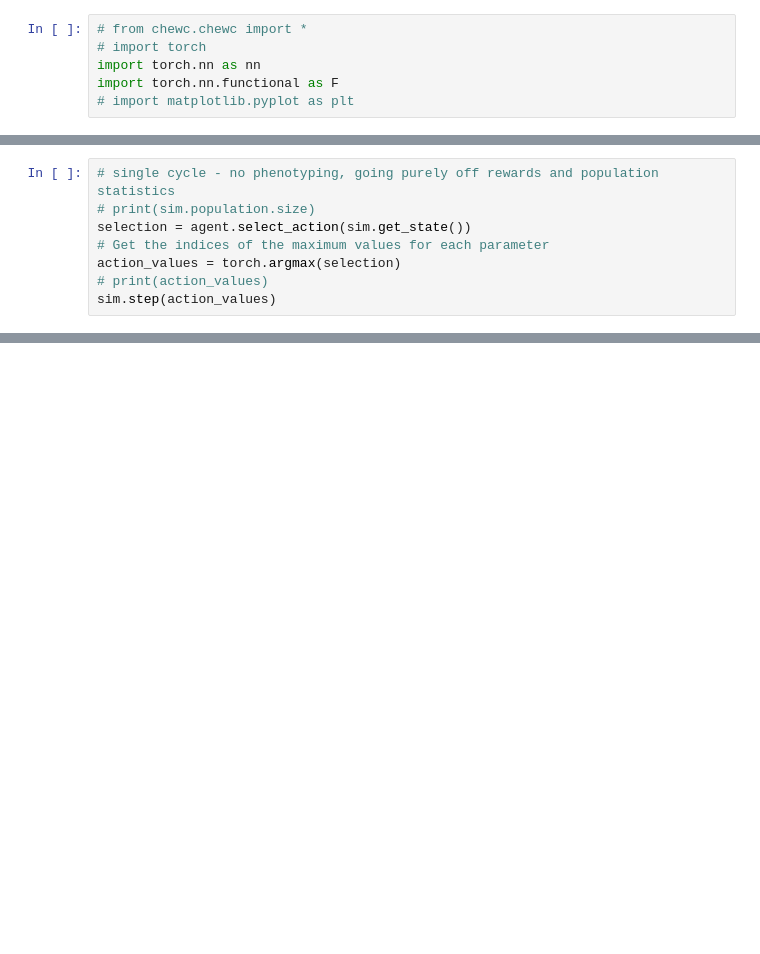
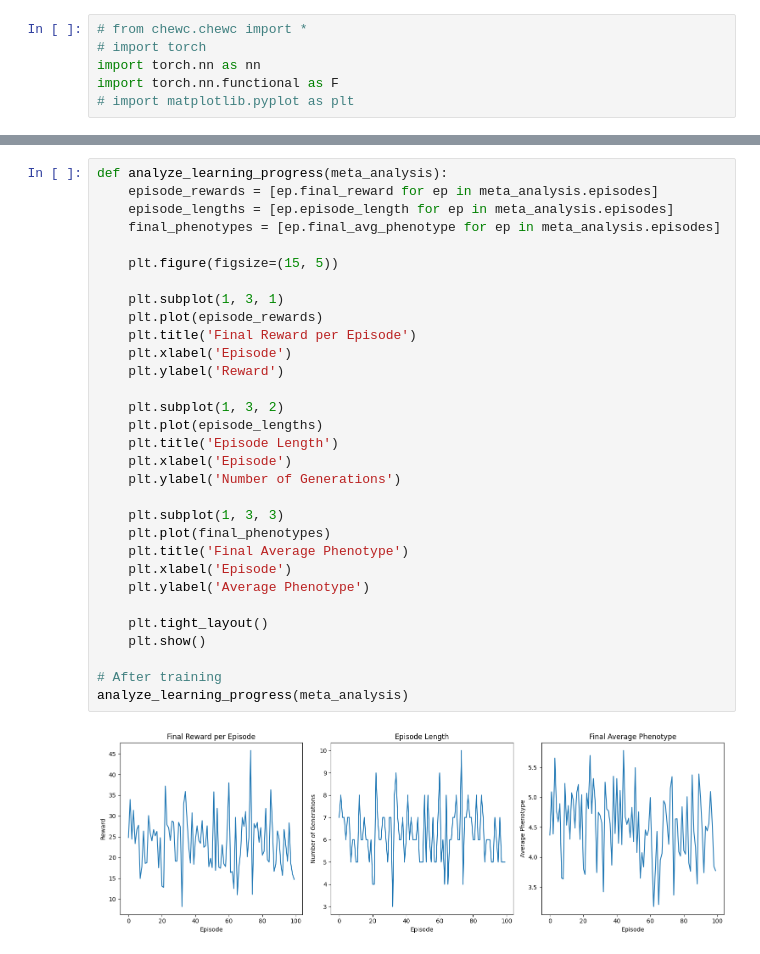
Before and after one commit to cjGO/burbankai, a Jupyter notebook: nbs/x01_populationStatistics.ipynb, the cells around one changed output, grey strips where cells are left out. Drawn from its saved outputs; the diff is of its cells as text; blank space fills up the shorter version.

```diff
--- a/nbs/x01_populationStatistics.ipynb
+++ b/nbs/x01_populationStatistics.ipynb
@@ -427,8 +466,0 @@ action2 = [40, 20, 10, 4, 2] # number x
-# %%
-# single cycle - no phenotyping, going purely off rewards and population statistics
-# print(sim.population.size)
-selection = agent.select_action(sim.get_state())
-# Get the indices of the maximum values for each parameter
-action_values = torch.argmax(selection)
-# print(action_values)
-sim.step(action_values)
@@ -486,0 +537,33 @@ Episode 100 finished with reward: 47.2534294128418
+# %%
+def analyze_learning_progress(meta_analysis):
+    episode_rewards = [ep.final_reward for ep in meta_analysis.episodes]
+    episode_lengths = [ep.episode_length for ep in meta_analysis.episodes]
+    final_phenotypes = [ep.final_avg_phenotype for ep in meta_analysis.episodes]
+
+    plt.figure(figsize=(15, 5))
+
+    plt.subplot(1, 3, 1)
+    plt.plot(episode_rewards)
+    plt.title('Final Reward per Episode')
+    plt.xlabel('Episode')
+    plt.ylabel('Reward')
+
+    plt.subplot(1, 3, 2)
+    plt.plot(episode_lengths)
+    plt.title('Episode Length')
+    plt.xlabel('Episode')
+    plt.ylabel('Number of Generations')
+
+    plt.subplot(1, 3, 3)
+    plt.plot(final_phenotypes)
+    plt.title('Final Average Phenotype')
+    plt.xlabel('Episode')
+    plt.ylabel('Average Phenotype')
+
+    plt.tight_layout()
+    plt.show()
+
+# After training
+analyze_learning_progress(meta_analysis)
+# %% [output]
+[figure, added]
```
Also changed, not shown: parts of 5 cells of this notebook.
